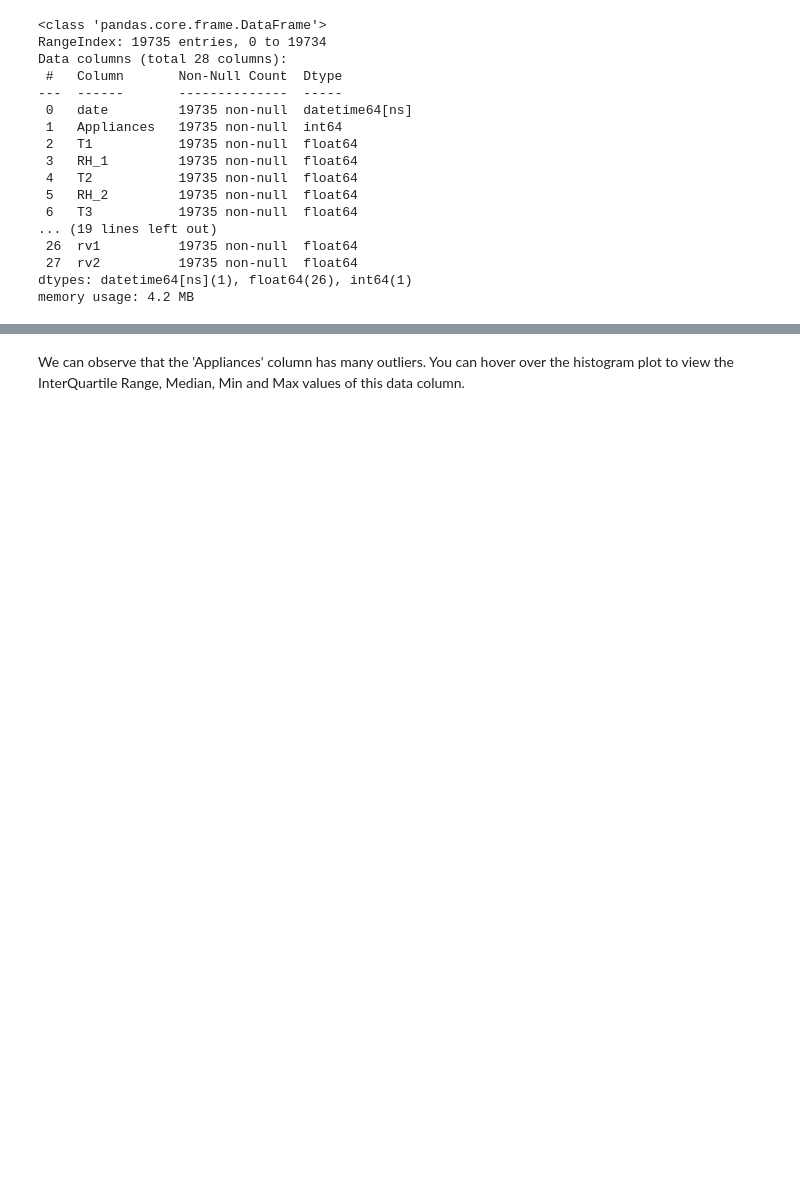
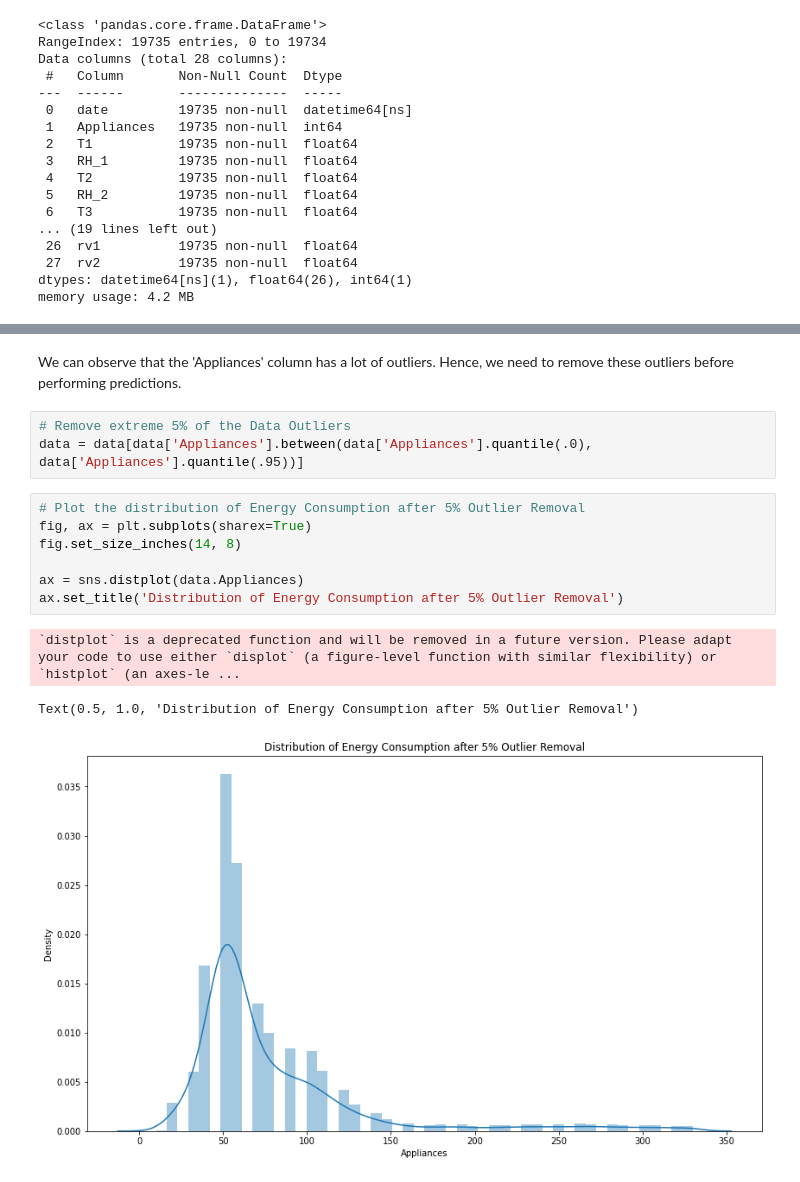
Before and after one commit to kapeeshvarma/Appliances-Energy-Prediction, a Jupyter notebook: Appliances_Energy_Prediction_Capstone_Project.ipynb, the cells around one changed output, grey strips where cells are left out. Saved outputs shown, nothing was run; the diff lists cells and outputs as text; blank space fills up the shorter version.

```diff
--- a/Appliances_Energy_Prediction_Capstone_Project.ipynb
+++ b/Appliances_Energy_Prediction_Capstone_Project.ipynb
@@ -129,8 +129,22 @@ memory usage: 4.2 MB
 px.histogram(data, x='Appliances',marginal='box', title='Distribution of Energy Consumption of Appliances')
 # %% [output]
 [interactive output not drawn]
-# %% [markdown]
-We can observe that the 'Appliances' column has many outliers. You can hover over the histogram plot to view the InterQuartile Range, Median, Min and Max values of this data column.
+# %% [markdown]
+We can observe that the 'Appliances' column has a lot of outliers. Hence, we need to remove these outliers before performing predictions.
+# %%
+# Remove extreme 5% of the Data Outliers
+data = data[data['Appliances'].between(data['Appliances'].quantile(.0), data['Appliances'].quantile(.95))]
+# %%
+# Plot the distribution of Energy Consumption after 5% Outlier Removal
+fig, ax = plt.subplots(sharex=True)
+fig.set_size_inches(14, 8)
+
+ax = sns.distplot(data.Appliances)
+ax.set_title('Distribution of Energy Consumption after 5% Outlier Removal')
+# %% [output]
+`distplot` is a deprecated function and will be removed in a future version. Please adapt your code to use either `displot` (a figure-level function with similar flexibility) or `histplot` (an axes-le ...
+Text(0.5, 1.0, 'Distribution of Energy Consumption after 5% Outlier Removal')
+[figure, added]
 # %%
 # Visualizing relations between some of the columns through scatter plots
 fig, ax = plt.subplots(sharex=True)
```
Also changed, not shown: parts of 5 cells of this notebook.
